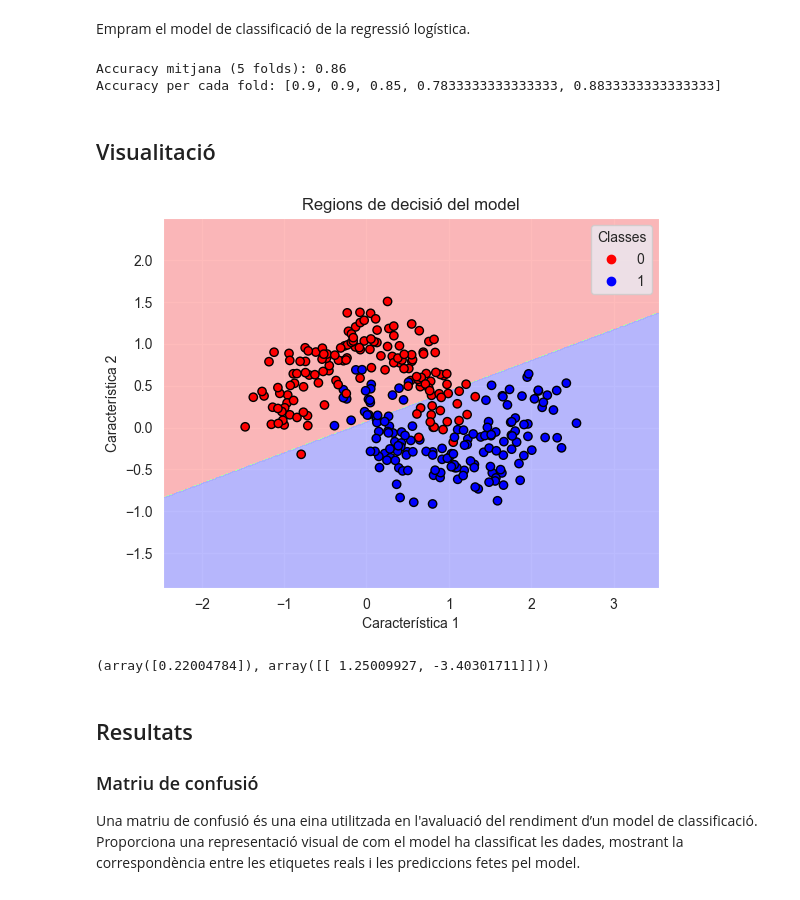
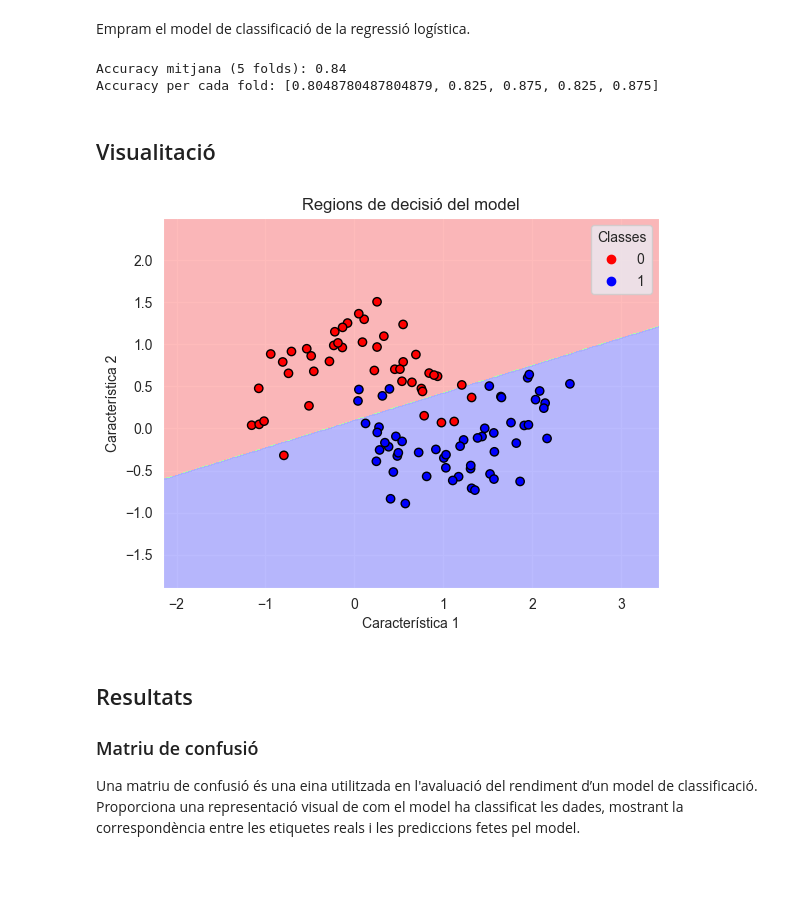
Before and after one commit to miquelmn/ia_2024, a Jupyter notebook: 10 - Regressió Logística i K-Fold/regressio logística.ipynb, the cells around one changed output. Cells and saved outputs as stored; diff of their text form; code cells hidden in the pictures.

```diff
--- a/10 - Regressió Logística i K-Fold/regressio logística.ipynb
+++ b/10 - Regressió Logística i K-Fold/regressio logística.ipynb
@@ -61,16 +68,20 @@ def cross_validate(model, X, y, k=5):
     return np.mean(scores), scores, model
 # %% [markdown]
 Empram el model de classificació de la regressió logística.
+# %%
+X_train, X_test, y_train, y_test = train_test_split(
+    X, y, test_size=0.33, random_state=42
+)
 # %%
 model = LogisticRegression()
 
 # Avaluació inicial amb k-folds
-mean_accuracy, fold_accuracies, model = cross_validate(model, X, y, k=5)
+mean_accuracy, fold_accuracies, model = cross_validate(model, X_train, y_train, k=5)
 print(f"Accuracy mitjana (5 folds): {mean_accuracy:.2f}")
 print("Accuracy per cada fold:", fold_accuracies)
 # %% [output]
-Accuracy mitjana (5 folds): 0.86
-Accuracy per cada fold: [0.9, 0.9, 0.85, 0.7833333333333333, 0.8833333333333333]
+Accuracy mitjana (5 folds): 0.84
+Accuracy per cada fold: [0.8048780487804879, 0.825, 0.875, 0.825, 0.875]
 # %% [markdown]
 ## Visualitació
 # %%
@@ -82,39 +93,35 @@ def plot_decision_regions(X, y, model, titol=None):
     Args:
         X (np.array): Dades d'entrada.
         y (np.array): Etiquetes.
         model (scikit-learn.model): Model de ML.
         titol (str): Opcional, títol del gràfic.
 
     Returns:
         None
     """
     if titol is None:
         titol = "Regions de decisió del model"
 
     x_min, x_max = X[:, 0].min() - 1, X[:, 0].max() + 1
     y_min, y_max = X[:, 1].min() - 1, X[:, 1].max() + 1
     xx, yy = np.meshgrid(np.arange(x_min, x_max, 0.01),
                          np.arange(y_min, y_max, 0.01))
 
     Z = model.predict(np.c_[xx.ravel(), yy.ravel()])
     Z = Z.reshape(xx.shape)
 
     plt.figure()
     plt.contourf(xx, yy, Z, alpha=0.8, cmap=ListedColormap(['#FFAAAA', '#AAFFAA', '#AAAAFF']))
     scatter = plt.scatter(X[:, 0], X[:, 1], c=y, cmap=ListedColormap(['#FF0000', '#00FF00', '#0000FF']), edgecolor='k')
     plt.legend(*scatter.legend_elements(), title="Classes")
     plt.title(titol)
     plt.xlabel("Característica 1")
     plt.ylabel("Característica 2")
     plt.show()
 
-plot_decision_regions(X, y, model)
+plot_decision_regions(X_test, y_test, model)
 # %% [output]
-[figure, old version]
+[figure, new version]
-# %%
-model.intercept_, model.coef_
-# %% [output]
-(array([0.22004784]), array([[ 1.25009927, -3.40301711]]))
 # %% [markdown]
 ## Resultats
 
```
Also changed, not shown: parts of 2 cells of this notebook, 1 other file.
